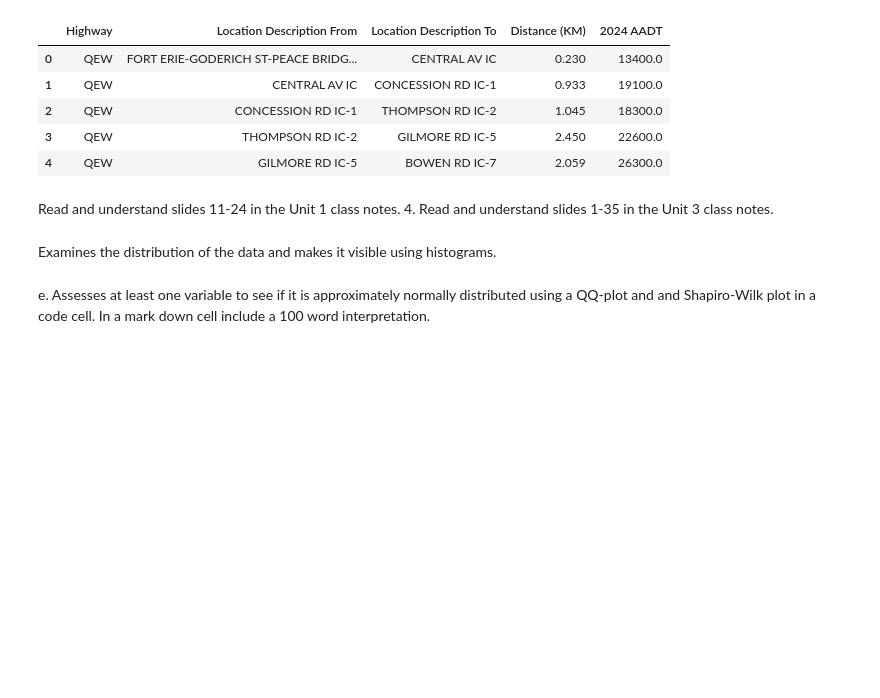
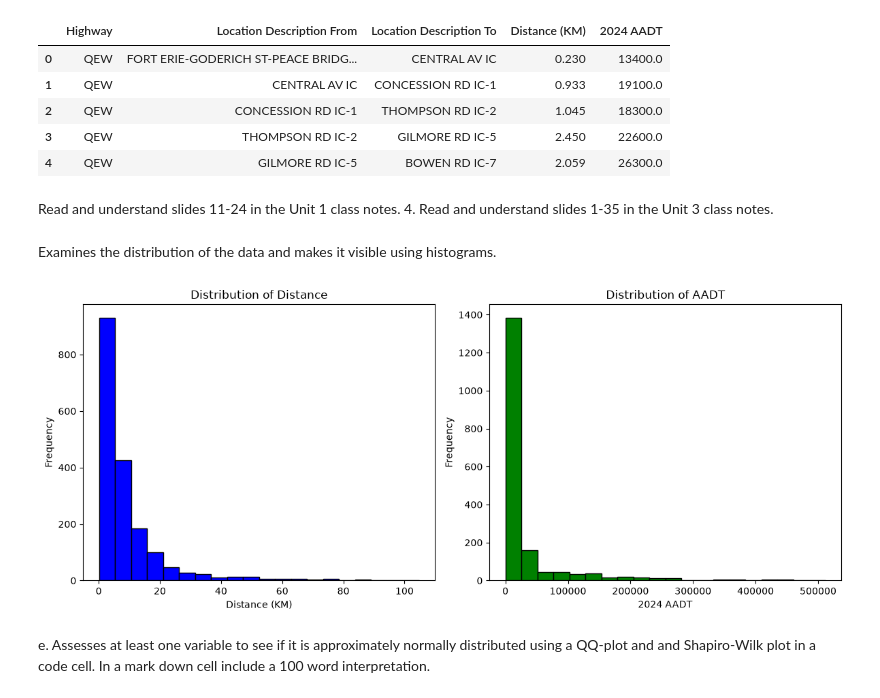
Before and after one commit to JohnBuni/Data-Analysis-Project-Group4, a Jupyter notebook: workshop.ipynb, the cells around one changed output. Cells and saved outputs as stored; diff of their text form; code cells hidden in the pictures; blank space fills up the shorter version.

```diff
--- a/workshop.ipynb
+++ b/workshop.ipynb
@@ -10,13 +10,17 @@ https://github.com/JohnBuni/Data-Analysis-Project-Group4.git
 import pandas as pd
 import numpy as np
 import matplotlib.pyplot as plt
+from scipy import stats
+import statsmodels.api as sm
+import statsmodels.formula.api as smf
+from sklearn.preprocessing import MinMaxScaler
 
-data = pd.read_excel('data/Provincial Highways Traffic Volumes 2024 AADT Only.xlsx')
+df = pd.read_excel('data/Provincial Highways Traffic Volumes 2024 AADT Only.xlsx')
 
 #remove separator rows (cleaning)
-data = data.dropna(subset=["Distance (KM)", "2024 AADT"]).copy()
+df = df.dropna(subset=["Distance (KM)", "2024 AADT"]).copy()
 
-data.head()
+df.head()
 # %% [output]
 |  | Highway | Location Description From | Location Description To | Distance (KM) | 2024 AADT |
 | 0 | QEW | FORT ERIE-GODERICH ST-PEACE BRIDG... | CENTRAL AV IC | 0.230 | 13400.0 |
@@ -30,7 +34,30 @@ Read and understand slides 11-24 in the Unit 1 class notes.
 # %% [markdown]
 Examines the distribution of the data and makes it visible using histograms.
 # %%
-#
+# create two histograms on the data for frequency/distribution of distance and aadt.
+import matplotlib.pyplot as plt
+
+# Assuming the data is in a DataFrame called df with columns 'distance' and 'aadt'
+plt.figure(figsize=(12, 5))
+
+# Histogram for distance
+plt.subplot(1, 2, 1)
+plt.hist(df['Distance (KM)'], bins=20, color='blue', edgecolor='black')
+plt.title('Distribution of Distance')
+plt.xlabel('Distance (KM)')
+plt.ylabel('Frequency')
+
+# Histogram for aadt
+plt.subplot(1, 2, 2)
+plt.hist(df['2024 AADT'], bins=20, color='green', edgecolor='black')
+plt.title('Distribution of AADT')
+plt.xlabel('2024 AADT')
+plt.ylabel('Frequency')
+
+plt.tight_layout()
+plt.show()
+# %% [output]
+[figure, added]
 # %% [markdown]
 e. Assesses at least one variable to see if it is approximately normally distributed
 using a QQ-plot and and Shapiro-Wilk plot in a code cell. In a mark down cell
```
Also changed, not shown: parts of 9 cells of this notebook.
